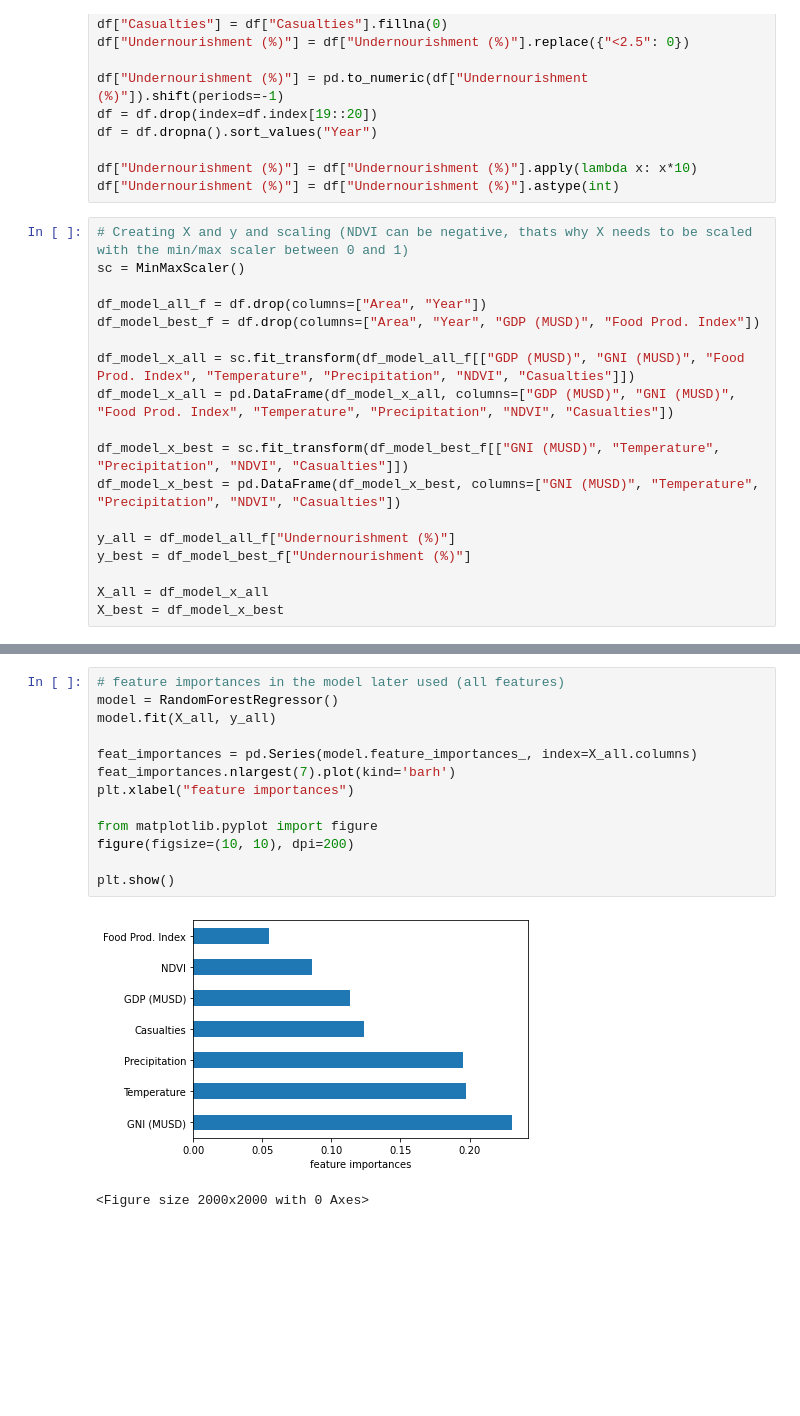
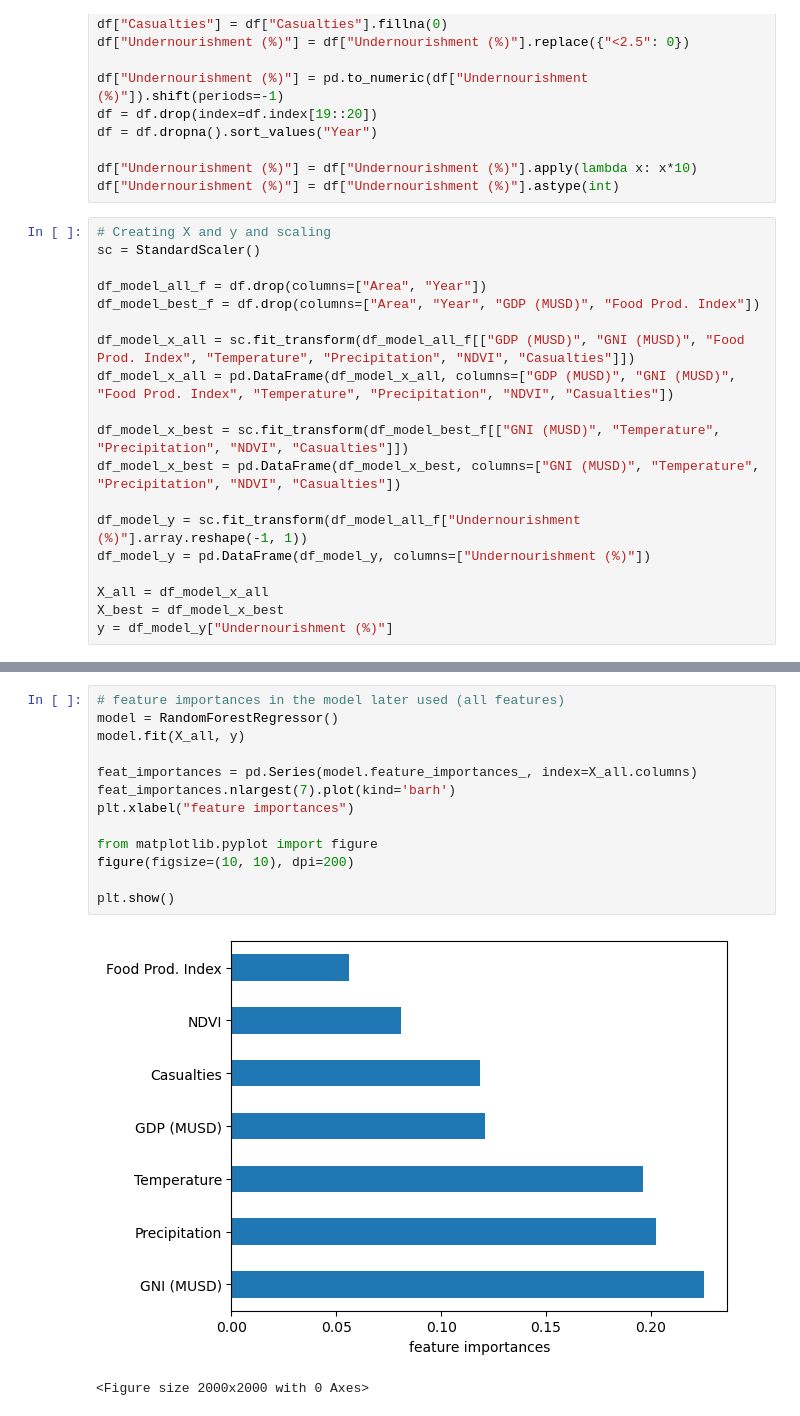
Before and after one commit to sonic171717/undernourishment_prediction, a Jupyter notebook: Models/eda_future_year_pred.ipynb, the cells around one changed output, grey strips where cells are left out. Saved outputs shown, nothing was run; the diff lists cells and outputs as text; blank space fills up the shorter version.

```diff
--- a/Models/eda_future_year_pred.ipynb
+++ b/Models/eda_future_year_pred.ipynb
@@ -20,8 +20,8 @@ df = df.dropna().sort_values("Year")
 df["Undernourishment (%)"] = df["Undernourishment (%)"].apply(lambda x: x*10)
 df["Undernourishment (%)"] = df["Undernourishment (%)"].astype(int)
 # %%
-# Creating X and y and scaling (NDVI can be negative, thats why X needs to be scaled with the min/max scaler between 0 and 1)
-sc = MinMaxScaler()
+# Creating X and y and scaling
+sc = StandardScaler()
 
 df_model_all_f = df.drop(columns=["Area", "Year"])
 df_model_best_f = df.drop(columns=["Area", "Year", "GDP (MUSD)", "Food Prod. Index"])
@@ -32,9 +32,10 @@ df_model_x_all = pd.DataFrame(df_model_x_all, columns=["GDP (MUSD)", "GNI (MUSD)
 df_model_x_best = sc.fit_transform(df_model_best_f[["GNI (MUSD)", "Temperature", "Precipitation", "NDVI", "Casualties"]])
 df_model_x_best = pd.DataFrame(df_model_x_best, columns=["GNI (MUSD)", "Temperature", "Precipitation", "NDVI", "Casualties"])
 
-y_all = df_model_all_f["Undernourishment (%)"]
-y_best = df_model_best_f["Undernourishment (%)"]
+df_model_y = sc.fit_transform(df_model_all_f["Undernourishment (%)"].array.reshape(-1, 1))
+df_model_y = pd.DataFrame(df_model_y, columns=["Undernourishment (%)"])
 
 X_all = df_model_x_all
 X_best = df_model_x_best
+y = df_model_y["Undernourishment (%)"]
 # %%
@@ -51,18 +51,18 @@ g.xaxis.tick_top()
 # %%
 # feature importances in the model later used (all features)
 model = RandomForestRegressor()
-model.fit(X_all, y_all)
+model.fit(X_all, y)
 
 feat_importances = pd.Series(model.feature_importances_, index=X_all.columns)
 feat_importances.nlargest(7).plot(kind='barh')
 plt.xlabel("feature importances")
 
 from matplotlib.pyplot import figure
 figure(figsize=(10, 10), dpi=200)
 
 plt.show()
 # %% [output]
-[figure, old version]
+[figure, new version]
 <Figure size 2000x2000 with 0 Axes>
 # %%
 # feature importances in the model later used (excluding GDP and Food Production Index)
```
Also changed, not shown: parts of 3 cells of this notebook, 2 other files.
